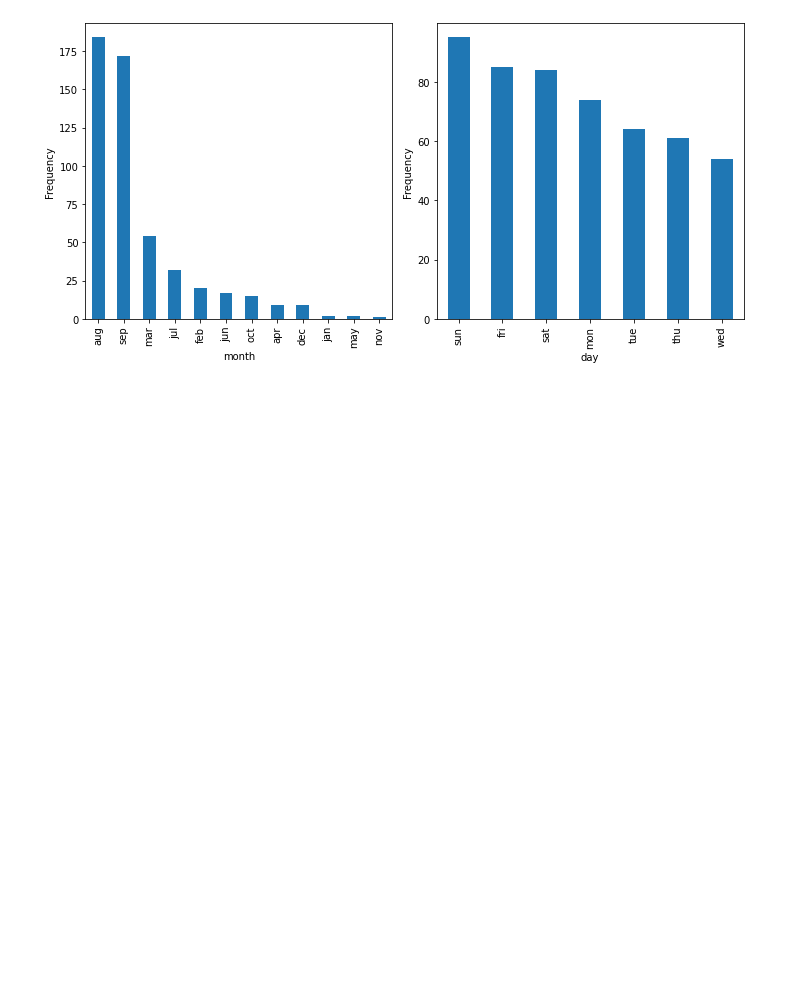
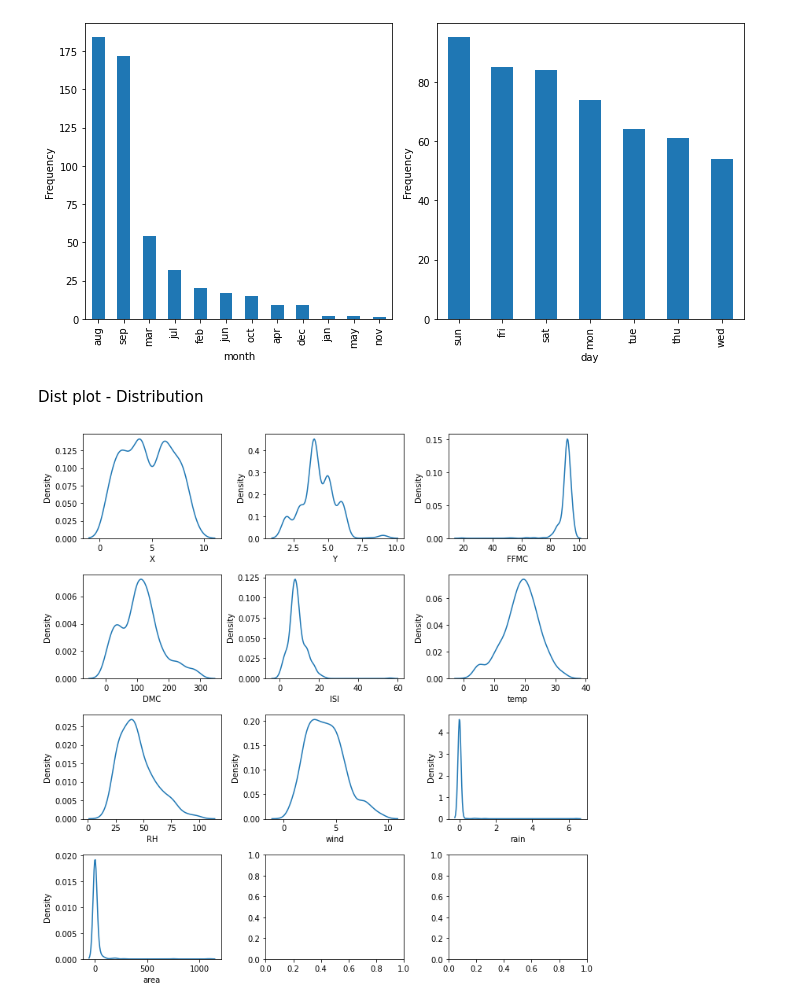
Before and after one commit to MaxZx3000/Forest-Fire, a Jupyter notebook: Final_Project_Forest_Fire_Classifier_(Anthony_Kevin_Oktavius).ipynb, the cells around one changed output. Drawn from its saved outputs; the diff is of its cells as text; code cells hidden in the pictures; blank space fills up the shorter version.

Commit message:
Added Dist Plot - Distribution Code.

```diff
--- a/Final_Project_Forest_Fire_Classifier_(Anthony_Kevin_Oktavius).ipynb
+++ b/Final_Project_Forest_Fire_Classifier_(Anthony_Kevin_Oktavius).ipynb
@@ -128,3 +128,18 @@ plt.tight_layout()
 plt.show()
 # %% [output]
 [figure]
+# %% [markdown]
+Dist plot - Distribution
+# %%
+dist_plot_fields = numerical_variables.copy()
+
+figure, axes = plt.subplots(4, 3, figsize = (10, 10))
+axes = axes.flatten()
+
+for index, field in enumerate(dist_plot_fields):
+  sns.kdeplot(forest_fire_df[field], ax = axes[index])
+
+plt.tight_layout()
+plt.show()
+# %% [output]
+[figure, added]
```
